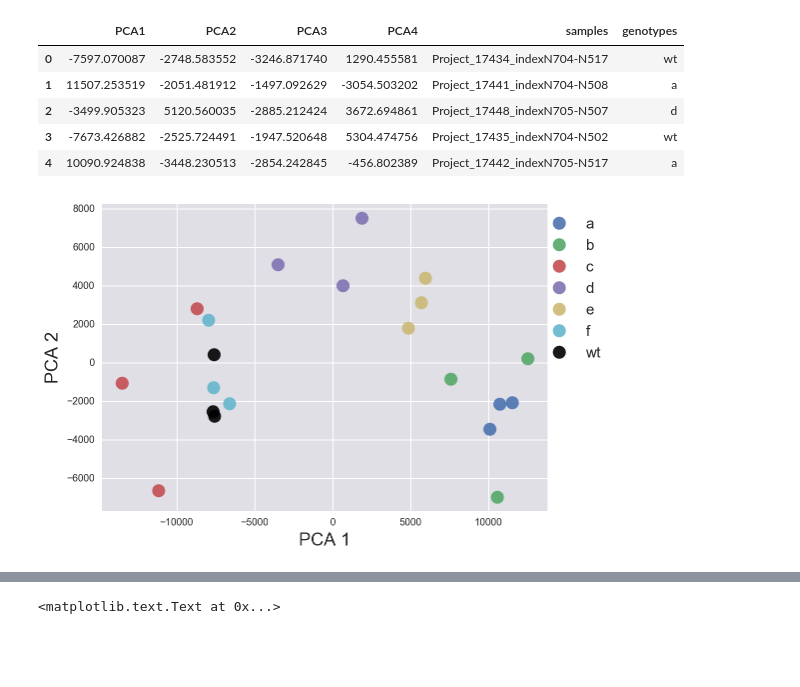
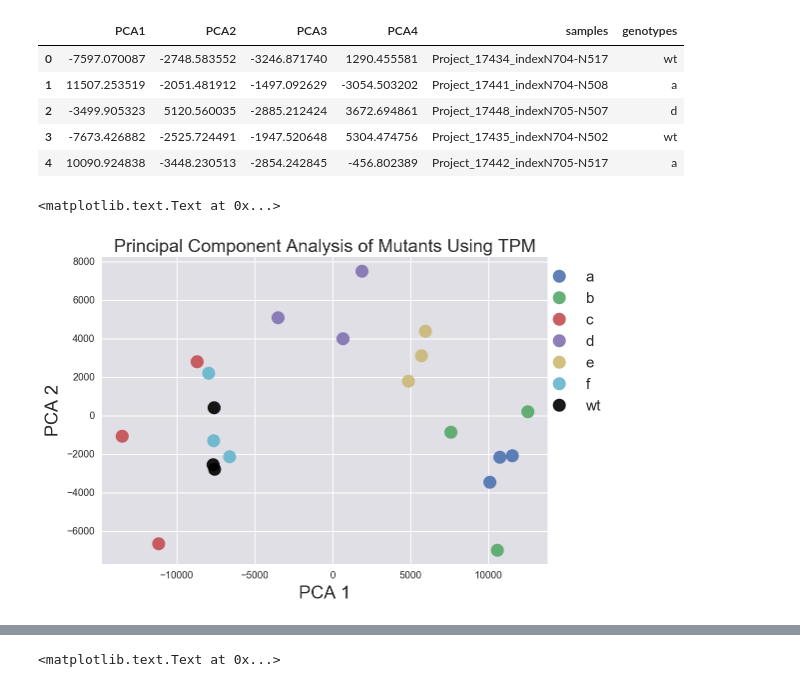
Before and after one commit to WormLabCaltech/mprsq, a Jupyter notebook: src/Genetic Analysis of RNA-Seq Data.ipynb, the cells around one changed output, grey strips where cells are left out. Cells and saved outputs as stored; diff of their text form; code cells hidden in the pictures; blank space fills up the shorter version.

Commit message:
updated scripts
more analysis on genetic pathway.

```diff
--- a/src/Genetic Analysis of RNA-Seq Data.ipynb
+++ b/src/Genetic Analysis of RNA-Seq Data.ipynb
@@ -90,31 +117,33 @@ def plot_2d_pca(df_pca, group_col, special_key, save=''):
     """
     Very basic wrapper around plt.plot to plot pca results after using tidy_pca.
 
     df_pca - df output by tidy_pca
     group_col - column in df_pca to group by
     special_key - if there's a particular group to color in black, use special_key
                   to identify it
 
     returns:
     a matplotlib object
     """
     # plot first 2d components!
     for key, group in df_nD.groupby(group_col):
         if key == special_key:
             plt.plot(group.PCA1, group.PCA2, 'ko', alpha=0.9, label=key, ms=13)
         else:
             plt.plot(group.PCA1, group.PCA2, 'o', alpha=.9, label=key, ms=13)
 
     # Tidy up plot
     plt.legend(bbox_to_anchor=(1.15, 1), fontsize=15)
     plt.margins(0.05)
     plt.xlabel('PCA 1')
     plt.ylabel('PCA 2')
 
     if save:
         plt.savefig(save)
 
 
 plot_2d_pca(df_nD, 'genotypes', 'wt', save='../output/preliminary_pca.pdf')
+plt.title('Principal Component Analysis of Mutants Using TPM')
 # %% [output]
+<matplotlib.text.Text at 0x...>
-[figure, old version]
+[figure, new version]
```
Also changed, not shown: parts of 35 cells of this notebook, 2 other files.
